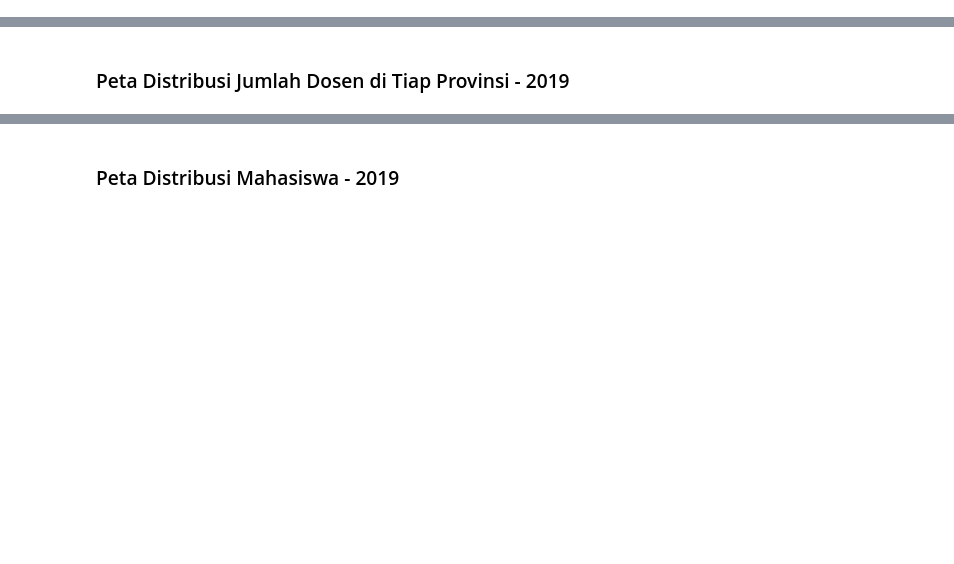
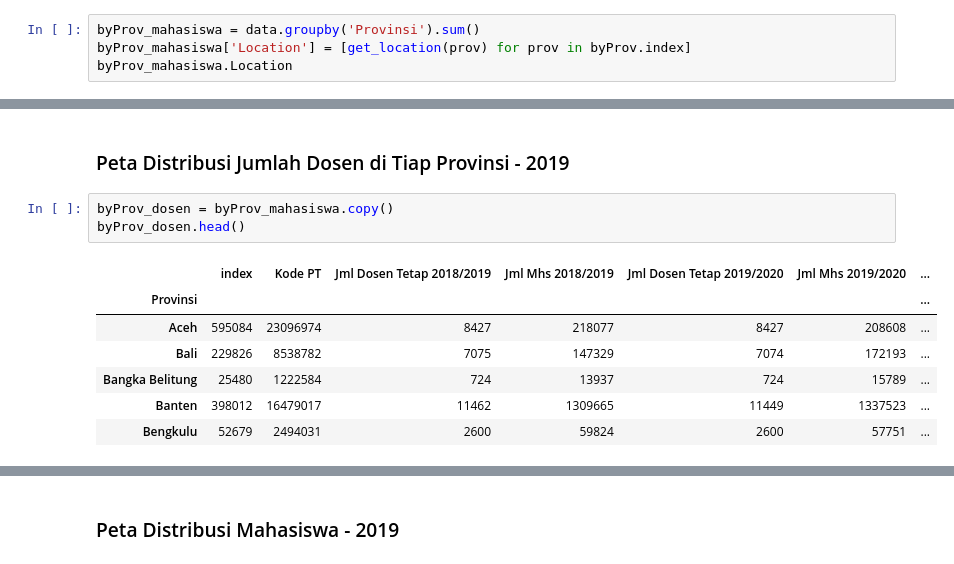
Before and after one commit to yosiadityan/eda_forlapdikti, a Jupyter notebook: EDA.ipynb, the cells around one changed output, grey strips where cells are left out. Cells and saved outputs as stored; diff of their text form; blank space fills up the shorter version.

```diff
--- a/EDA.ipynb
+++ b/EDA.ipynb
@@ -235,3 +260,7 @@ m
 [interactive output not drawn]
 # %% [markdown]
 ### Peta Distribusi Jumlah Mahasiswa di Tiap Provinsi - 2019
+# %%
+byProv_mahasiswa = data.groupby('Provinsi').sum()
+byProv_mahasiswa['Location'] = [get_location(prov) for prov in byProv.index]
+byProv_mahasiswa.Location
@@ -238,2 +326,13 @@ m
 # %% [markdown]
 ### Peta Distribusi Jumlah Dosen di Tiap Provinsi - 2019
+# %%
+byProv_dosen = byProv_mahasiswa.copy()
+byProv_dosen.head()
+# %% [output]
+|  | index | Kode PT | Jml Dosen Tetap 2018/2019 | Jml Mhs 2018/2019 | Jml Dosen Tetap 2019/2020 | Jml Mhs 2019/2020 | ... |
+| Provinsi |  |  |  |  |  |  | ... |
+| Aceh | 595084 | 23096974 | 8427 | 218077 | 8427 | 208608 | ... |
+| Bali | 229826 | 8538782 | 7075 | 147329 | 7074 | 172193 | ... |
+| Bangka Belitung | 25480 | 1222584 | 724 | 13937 | 724 | 15789 | ... |
+| Banten | 398012 | 16479017 | 11462 | 1309665 | 11449 | 1337523 | ... |
+| Bengkulu | 52679 | 2494031 | 2600 | 59824 | 2600 | 57751 | ... |
```
Also changed, not shown: parts of 20 cells of this notebook.
